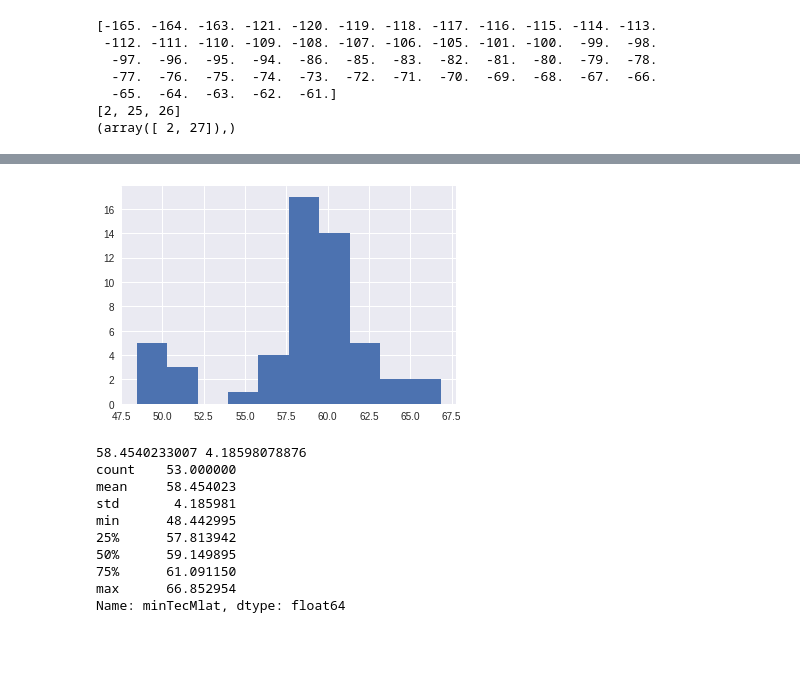
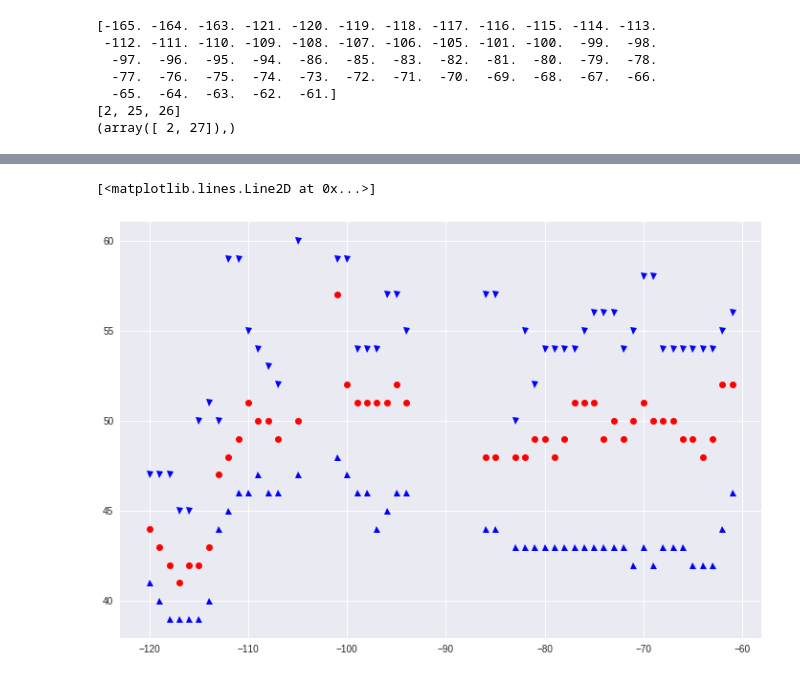
Before and after one commit to bharatreddy/tec-analysis, a Jupyter notebook: ipy/trghLocsTest.ipynb, the cells around one changed output, grey strips where cells are left out. Drawn from its saved outputs; the diff is of its cells as text; code cells hidden in the pictures; blank space fills up the shorter version.

Commit message:
filter trgh more

```diff
--- a/ipy/trghLocsTest.ipynb
+++ b/ipy/trghLocsTest.ipynb
@@ -141,25 +89,38 @@ print len(sortedGlonArr)
-# %%
-# plt.plot( selTrDF["minFltrdTecVal"], "." )
-plt.hist( selTrDF["minTecMlat"] )
-meanTecValTrghMin = selTrDF["minFltrdTecVal"].mean()
-stdTecValTrghMin = selTrDF["minFltrdTecVal"].std()
-# Discard the trough locations which are more than
-# 1 std away...
-# %% [output]
-[figure, removed]
-# %%
-meanGlonTrghMin = selTrDF["minTecMlat"].mean()
-stdGlonTrghMin = selTrDF["minTecMlat"].std()
-print meanGlonTrghMin, stdGlonTrghMin
-print selTrDF["minTecMlat"].describe()
-# %% [output]
-58.4540233007 4.18598078876
-count    53.000000
-mean     58.454023
-std       4.185981
-min      48.442995
-25%      57.813942
-50%      59.149895
-75%      61.091150
-max      66.852954
-Name: minTecMlat, dtype: float64
+# %%
+prevSegInd = 0
+finTrghGlons = numpy.array( [] )
+for currSegLen in segLgnthArr:
+    if prevSegInd == 0 :
+        strtElementInd = prevSegInd
+    else:
+        strtElementInd = prevSegInd + 1
+    endElementInd = prevSegInd + currSegLen
+    if endElementInd == len(sortedGlonArr):
+        endElementInd -= 1
+    if currSegLen >= segLgthCutoff:
+        segIndsSel = [ prevSegInd , prevSegInd + currSegLen ]
+        finTrghGlons = numpy.append( finTrghGlons, sortedGlonArr[strtElementInd:endElementInd+1] )
+    prevSegInd = prevSegInd + currSegLen
+
+# Only include the glons that are selected
+selTrDF = selTrDF[ selTrDF["BndGlon"].isin( finTrghGlons )\
+                 ].reset_index(drop=True)
+# Now discard TEC values which are 2 stds away!!!!
+selTrDF = selTrDF[ \
+            selTrDF["minFltrdTecVal"] <= \
+            ( selTrDF["minFltrdTecVal"].mean()\
+             + 2 * selTrDF["minFltrdTecVal"].std() ) ]
+# %%
+f = plt.figure(figsize=(12, 8))
+ax = f.add_subplot(1,1,1)
+
+ax.plot( selTrDF["BndGlon"], selTrDF["BndEquGlat"], "b^" )
+ax.plot( selTrDF["BndGlon"], selTrDF["minTecGlat"], "ro" )
+ax.plot( selTrDF["BndGlon"], selTrDF["BndPolGlat"], "bv" )
+# ax.plot( BndEquMlonArr, BndEquMlatArr, "bo" )
+# ax.plot( minTecMlonArr, minTecMlatArr, "ro" )
+# ax.plot( BndPolMlonArr, BndPolMlatArr, "bo" )
+# f.savefig("../figs/bndry-" + nrstTime.strftime("%Y%m%d-%H%M") + ".pdf",bbox_inches='tight')
+# %% [output]
+[<matplotlib.lines.Line2D at 0x...>]
+[figure, added]
```
Also changed, not shown: parts of 4 cells of this notebook.
